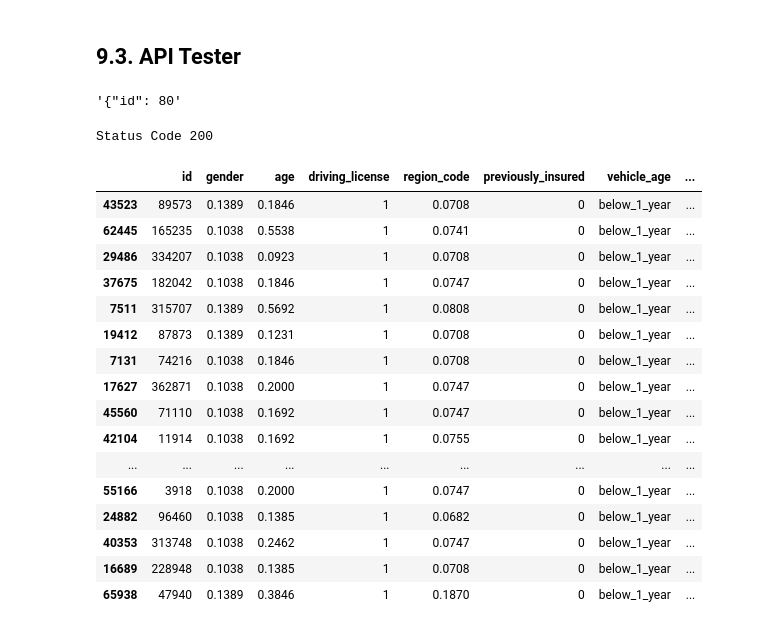
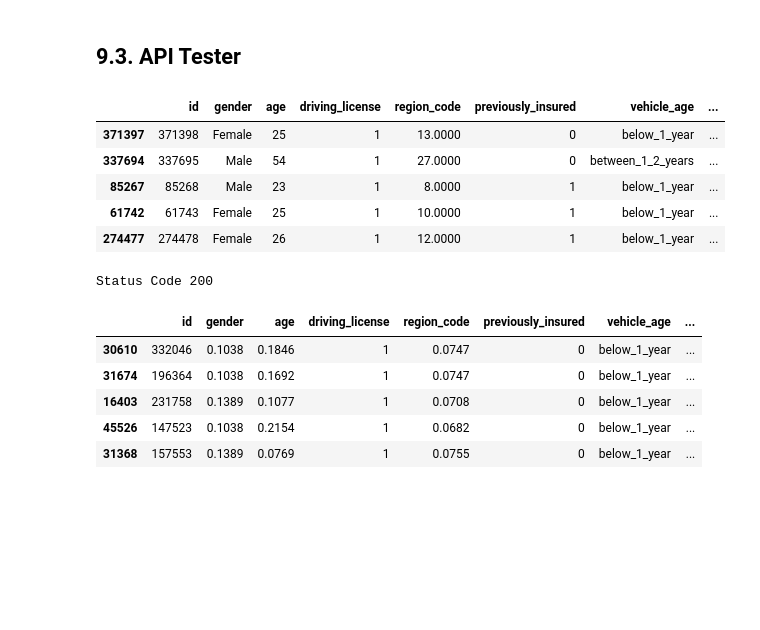
Before and after one commit to m4theus4ndr4de/classification-health-insurance-cross-sell, a Jupyter notebook: notebooks/model-development.ipynb, the cells around one changed output. Drawn from its saved outputs; the diff is of its cells as text; code cells hidden in the pictures; blank space fills up the shorter version.

```diff
--- a/notebooks/model-development.ipynb
+++ b/notebooks/model-development.ipynb
@@ -943,21 +924,21 @@ df_response = pipeline.get_prediction(model, test_raw, df3)
 # %% [markdown]
 ## 9.3. API Tester
 # %%
-import json
-import requests
-
 # loading test dataset
-df_test = x_validation
+df_test = x_validation_data
 df_test['response'] = y_validation
-
-df_test = df_test
 
 # convert dataframe to json
 data = json.dumps(df_test.to_dict(orient='records'))
 
-data
+df_test.head()
 # %% [output]
-'{"id": 80'
+|  | id | gender | age | driving_license | region_code | previously_insured | vehicle_age | ... |
+| 371397 | 371398 | Female | 25 | 1 | 13.0000 | 0 | below_1_year | ... |
+| 337694 | 337695 | Male | 54 | 1 | 27.0000 | 0 | between_1_2_years | ... |
+| 85267 | 85268 | Male | 23 | 1 | 8.0000 | 1 | below_1_year | ... |
+| 61742 | 61743 | Female | 25 | 1 | 10.0000 | 1 | below_1_year | ... |
+| 274477 | 274478 | Female | 26 | 1 | 12.0000 | 1 | below_1_year | ... |
 # %%
 # API Call
 # url = 'http://127.0.0.1:5000/predict'
@@ -970,22 +951,11 @@ print('Status Code {}'.format(r.status_code))
 Status Code 200
 # %%
 d1 = pd.DataFrame(r.json(), columns=r.json()[0].keys())
-d1.sort_values('prediction', ascending=False).head(50)
+d1.sort_values('prediction', ascending=False).head()
 # %% [output]
 |  | id | gender | age | driving_license | region_code | previously_insured | vehicle_age | ... |
-| 43523 | 89573 | 0.1389 | 0.1846 | 1 | 0.0708 | 0 | below_1_year | ... |
-| 62445 | 165235 | 0.1038 | 0.5538 | 1 | 0.0741 | 0 | below_1_year | ... |
-| 29486 | 334207 | 0.1038 | 0.0923 | 1 | 0.0708 | 0 | below_1_year | ... |
-| 37675 | 182042 | 0.1038 | 0.1846 | 1 | 0.0747 | 0 | below_1_year | ... |
-| 7511 | 315707 | 0.1389 | 0.5692 | 1 | 0.0808 | 0 | below_1_year | ... |
-| 19412 | 87873 | 0.1389 | 0.1231 | 1 | 0.0708 | 0 | below_1_year | ... |
-| 7131 | 74216 | 0.1038 | 0.1846 | 1 | 0.0708 | 0 | below_1_year | ... |
-| 17627 | 362871 | 0.1038 | 0.2000 | 1 | 0.0747 | 0 | below_1_year | ... |
-| 45560 | 71110 | 0.1038 | 0.1692 | 1 | 0.0747 | 0 | below_1_year | ... |
-| 42104 | 11914 | 0.1038 | 0.1692 | 1 | 0.0755 | 0 | below_1_year | ... |
-| ... | ... | ... | ... | ... | ... | ... | ... | ... |
-| 55166 | 3918 | 0.1038 | 0.2000 | 1 | 0.0747 | 0 | below_1_year | ... |
-| 24882 | 96460 | 0.1038 | 0.1385 | 1 | 0.0682 | 0 | below_1_year | ... |
-| 40353 | 313748 | 0.1038 | 0.2462 | 1 | 0.0747 | 0 | below_1_year | ... |
-| 16689 | 228948 | 0.1038 | 0.1385 | 1 | 0.0708 | 0 | below_1_year | ... |
-| 65938 | 47940 | 0.1389 | 0.3846 | 1 | 0.1870 | 0 | below_1_year | ... |
+| 30610 | 332046 | 0.1038 | 0.1846 | 1 | 0.0747 | 0 | below_1_year | ... |
+| 31674 | 196364 | 0.1038 | 0.1692 | 1 | 0.0747 | 0 | below_1_year | ... |
+| 16403 | 231758 | 0.1389 | 0.1077 | 1 | 0.0708 | 0 | below_1_year | ... |
+| 45526 | 147523 | 0.1038 | 0.2154 | 1 | 0.0682 | 0 | below_1_year | ... |
+| 31368 | 157553 | 0.1389 | 0.0769 | 1 | 0.0755 | 0 | below_1_year | ... |
```
Also changed, not shown: parts of 13 cells of this notebook, 13 other files.
